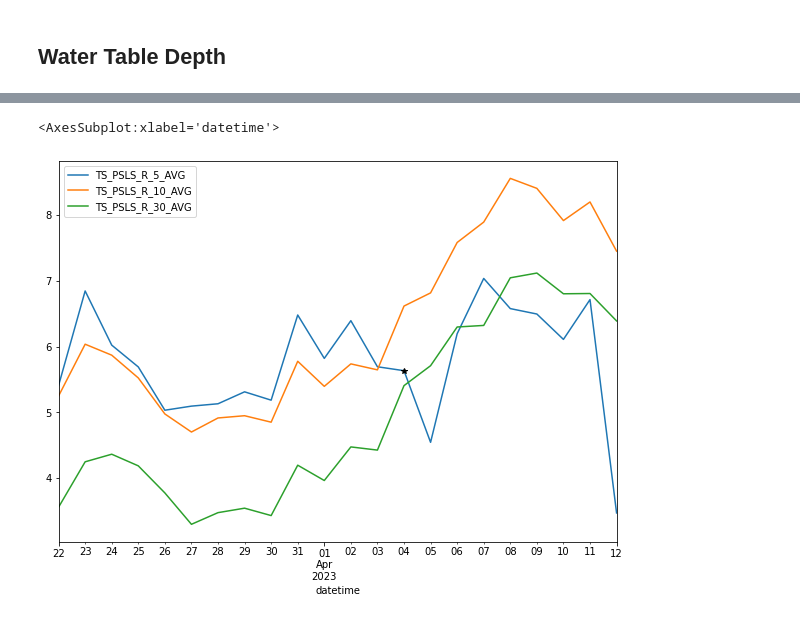
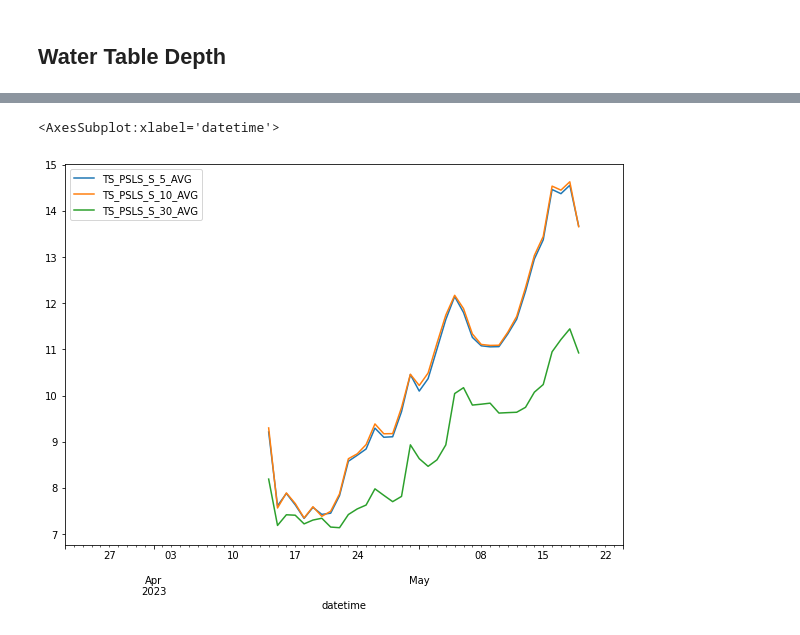
Before and after one commit to ubc-micromet/DataLogger_Programs, a Jupyter notebook: BBS/CompileSoilData.ipynb, the cells around one changed output, grey strips where cells are left out. Cells and saved outputs as stored; diff of their text form; code cells hidden in the pictures.

```diff
--- a/BBS/CompileSoilData.ipynb
+++ b/BBS/CompileSoilData.ipynb
@@ -4,3 +4,25 @@
 Takes commands from CR10X_Varriable_Deffs.ini & reads FSL files for each logger then combines all logger data into one csv and saves it to DataDump folder so it can be incorporated into the database.
 
 * Also contains some code for plotting/trouble shooting.
+# %%
+import os
+
+rep_keys = {
+    'Temp':''
+}
+
+def Table_defs(str):
+    columns = []
+    for col in str.split('\n'):
+        col = col.rstrip().split(' ')
+        if len(col)==2:
+            print(col[1])
+
+for dir,_,files in os.walk('./'):
+    for file in files:
+        if file.endswith('.FSL'):
+            with open(dir+'/'+file,'r') as F:
+                Tabs = F.read().replace(' L\n','\n').split('\n\n')
+                for tab in Tabs:
+                    if 'Final Storage Label' not in tab:
+                        Table_defs(tab)
@@ -328,20 +419,20 @@ Mean Diff: 0.5
 # %%
-plot,treatment='PSLS','R'
+plot,treatment='PSLS','S'
 X = f'{var_y}_{plot}_{treatment}_{5}_{agg}'
 Y = f'{var_y}_{plot}_{treatment}_{10}_{agg}'
 Z = f'{var_y}_{plot}_{treatment}_{30}_{agg}'
 fig,ax=plt.subplots(figsize=(10,7))
 AllData.loc[((AllData.index.month>3)|
              (AllData.index.day>21)),[X,Y,Z]].resample('D').mean().plot(ax=ax)
 
 
 day = AllData.loc[((AllData.index.month==4)&
              (AllData.index.day==4)),X].resample('D').mean()#.index[0]#.iloc[12]
 # print(day)
 day.plot(color='k',marker='*')#,color='k',linewidth=1000)
 # %% [output]
 <AxesSubplot:xlabel='datetime'>
-[figure, old version]
+[figure, new version]
 # %%
 
 X = f'{var_y}_PSTS_R_{5}_{agg}'
```
Also changed, not shown: parts of 11 cells of this notebook, 22 other files.
